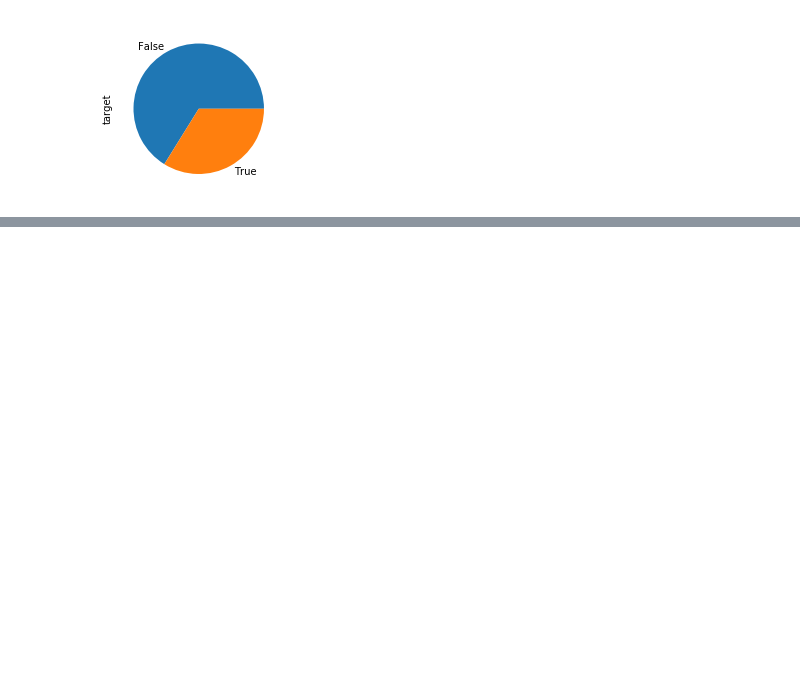
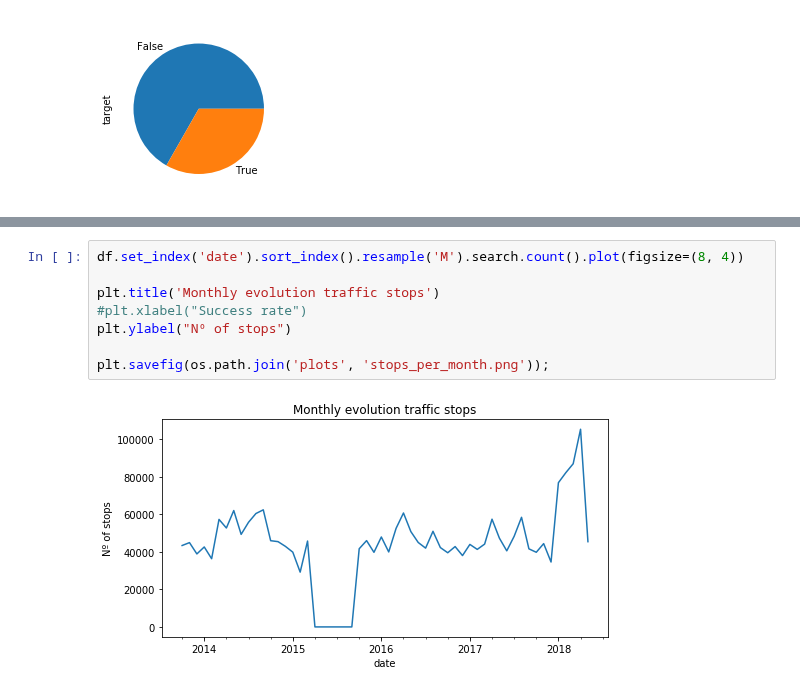
Before and after one commit to jnpicao/LDSSA-batch3-workspace, a Jupyter notebook: Capstone/capstone_data_analysis.ipynb, the cells around one changed output, grey strips where cells are left out. Cells and saved outputs as stored; diff of their text form; blank space fills up the shorter version.

```diff
--- a/Capstone/capstone_data_analysis.ipynb
+++ b/Capstone/capstone_data_analysis.ipynb
@@ -219,2 +231,12 @@ plt.xlabel('Car stops');
+# %%
+df.set_index('date').sort_index().resample('M').search.count().plot(figsize=(8, 4))
+
+plt.title('Monthly evolution traffic stops')
+#plt.xlabel("Success rate")
+plt.ylabel("Nº of stops")
+
+plt.savefig(os.path.join('plots', 'stops_per_month.png'));
+# %% [output]
+[figure, added]
 # %%
 search_dt_series = df.set_index('date').sort_index().search.where(lambda x: x==True).dropna()
```
Also changed, not shown: parts of 48 cells of this notebook.
